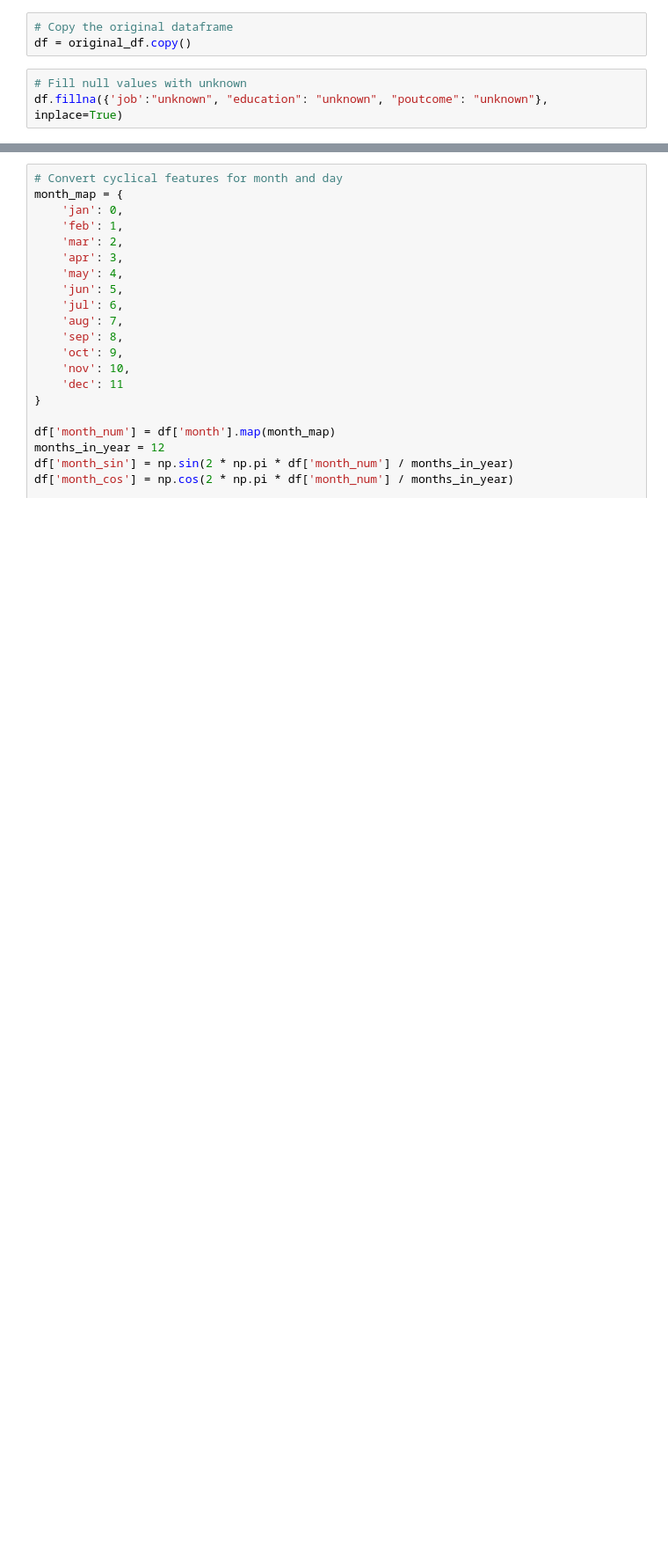
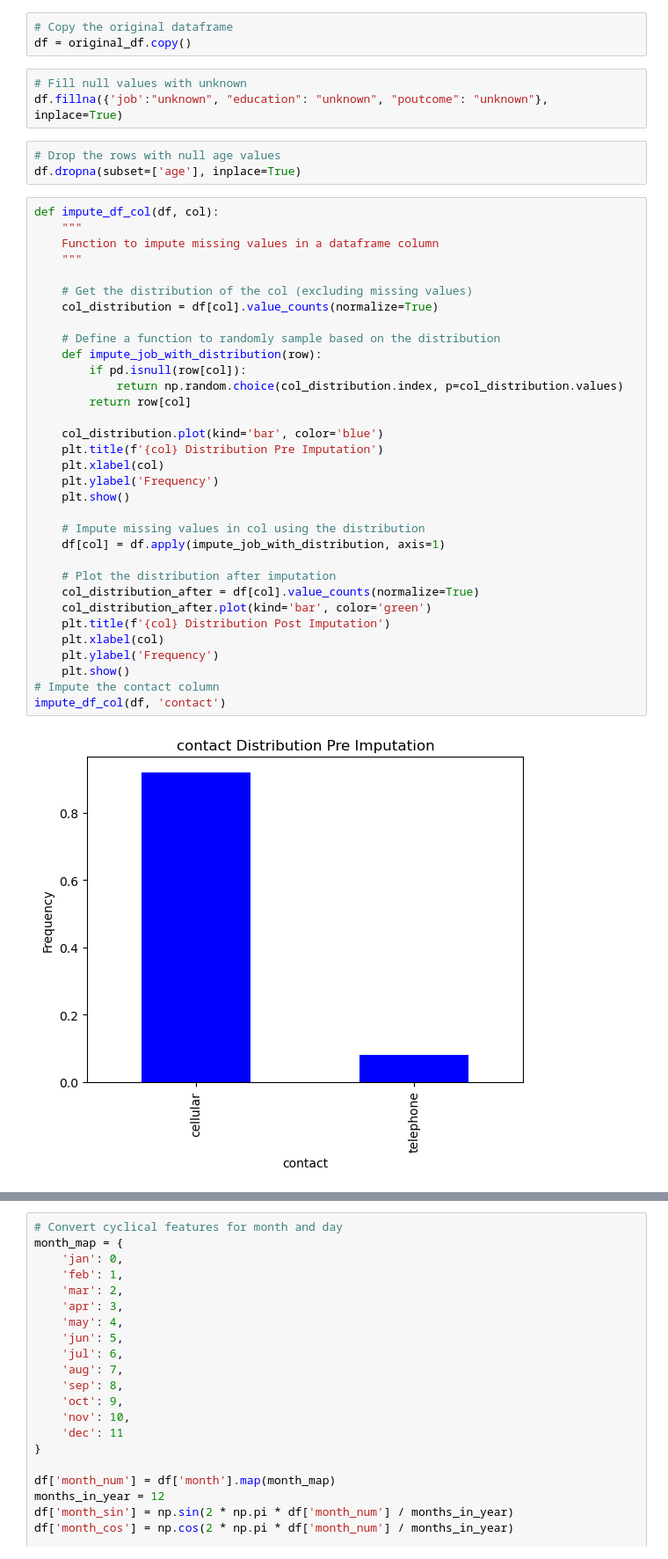
Before and after one commit to brian-mortimer/cs5062-etivity2, a Jupyter notebook: etivity2.ipynb, the cells around one changed output, grey strips where cells are left out. Shown: that part at 88% size. Drawn from its saved outputs; the diff is of its cells as text; blank space fills up the shorter version.

```diff
--- a/etivity2.ipynb
+++ b/etivity2.ipynb
@@ -55,3 +63,41 @@ df = original_df.copy()
 # %%
 # Fill null values with unknown
 df.fillna({'job':"unknown", "education": "unknown", "poutcome": "unknown"}, inplace=True)
+# %%
+# Drop the rows with null age values
+df.dropna(subset=['age'], inplace=True)
+# %%
+def impute_df_col(df, col):
+    """
+    Function to impute missing values in a dataframe column
+    """
+
+    # Get the distribution of the col (excluding missing values)
+    col_distribution = df[col].value_counts(normalize=True)
+
+    # Define a function to randomly sample based on the distribution
+    def impute_job_with_distribution(row):
+        if pd.isnull(row[col]):
+            return np.random.choice(col_distribution.index, p=col_distribution.values)
+        return row[col]
+
+    col_distribution.plot(kind='bar', color='blue')
+    plt.title(f'{col} Distribution Pre Imputation')
+    plt.xlabel(col)
+    plt.ylabel('Frequency')
+    plt.show()
+
+    # Impute missing values in col using the distribution
+    df[col] = df.apply(impute_job_with_distribution, axis=1)
+
+    # Plot the distribution after imputation
+    col_distribution_after = df[col].value_counts(normalize=True)
+    col_distribution_after.plot(kind='bar', color='green')
+    plt.title(f'{col} Distribution Post Imputation')
+    plt.xlabel(col)
+    plt.ylabel('Frequency')
+    plt.show()
+# Impute the contact column
+impute_df_col(df, 'contact')
+# %% [output]
+[figure, added]
```
Also changed, not shown: parts of 14 cells of this notebook.
